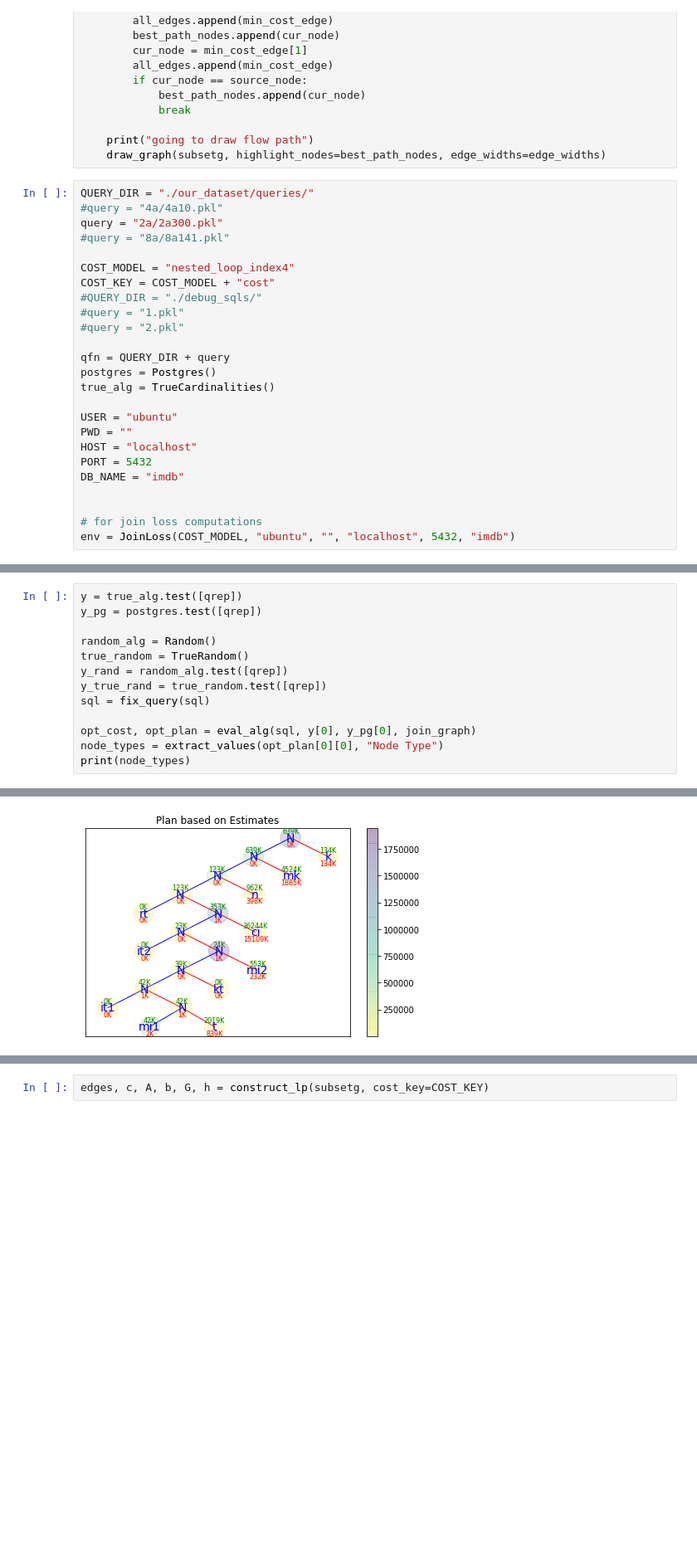
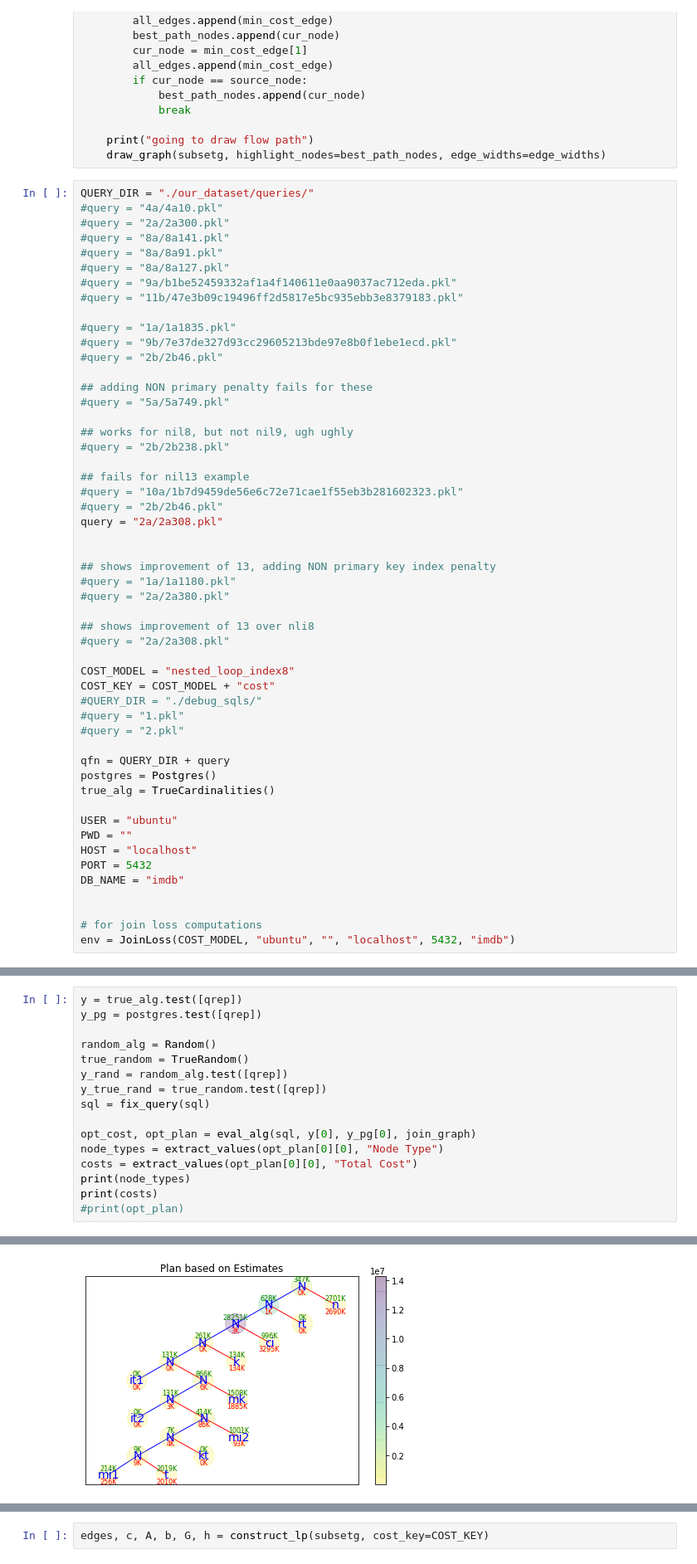
Before and after one commit to parimarjan/learned-cardinalities, a Jupyter notebook: QueryLab.ipynb, the cells around one changed output, grey strips where cells are left out. Shown at 83% size. Saved outputs shown, nothing was run; the diff lists cells and outputs as text; blank space fills up the shorter version.

```diff
--- a/QueryLab.ipynb
+++ b/QueryLab.ipynb
@@ -84,10 +84,37 @@ def plot_flow_path(edges, subsetg, solx, final_node, source_node):
 # %%
 QUERY_DIR = "./our_dataset/queries/"
 #query = "4a/4a10.pkl"
-query = "2a/2a300.pkl"
+#query = "2a/2a300.pkl"
 #query = "8a/8a141.pkl"
+#query = "8a/8a91.pkl"
+#query = "8a/8a127.pkl"
+#query = "9a/b1be52459332af1a4f140611e0aa9037ac712eda.pkl"
+#query = "11b/47e3b09c19496ff2d5817e5bc935ebb3e8379183.pkl"
 
-COST_MODEL = "nested_loop_index4"
+#query = "1a/1a1835.pkl"
+#query = "9b/7e37de327d93cc29605213bde97e8b0f1ebe1ecd.pkl"
+#query = "2b/2b46.pkl"
+
+## adding NON primary penalty fails for these
+#query = "5a/5a749.pkl"
+
+## works for nil8, but not nil9, ugh ughly
+#query = "2b/2b238.pkl"
+
+## fails for nil13 example
+#query = "10a/1b7d9459de56e6c72e71cae1f55eb3b281602323.pkl"
+#query = "2b/2b46.pkl"
+query = "2a/2a308.pkl"
+
+
+## shows improvement of 13, adding NON primary key index penalty
+#query = "1a/1a1180.pkl"
+#query = "2a/2a380.pkl"
+
+## shows improvement of 13 over nli8
+#query = "2a/2a308.pkl"
+
+COST_MODEL = "nested_loop_index8"
 COST_KEY = COST_MODEL + "cost"
 #QUERY_DIR = "./debug_sqls/"
 #query = "1.pkl"
@@ -146,5 +173,8 @@ sql = fix_query(sql)
 
 opt_cost, opt_plan = eval_alg(sql, y[0], y_pg[0], join_graph)
 node_types = extract_values(opt_plan[0][0], "Node Type")
+costs = extract_values(opt_plan[0][0], "Total Cost")
 print(node_types)
+print(costs)
+#print(opt_plan)
 # %% [output]
@@ -155 +184 @@ jerr: 1712111.56
-[figure, old version]
+[figure, new version]
```
Also changed, not shown: parts of 9 cells of this notebook, 3 other files.
